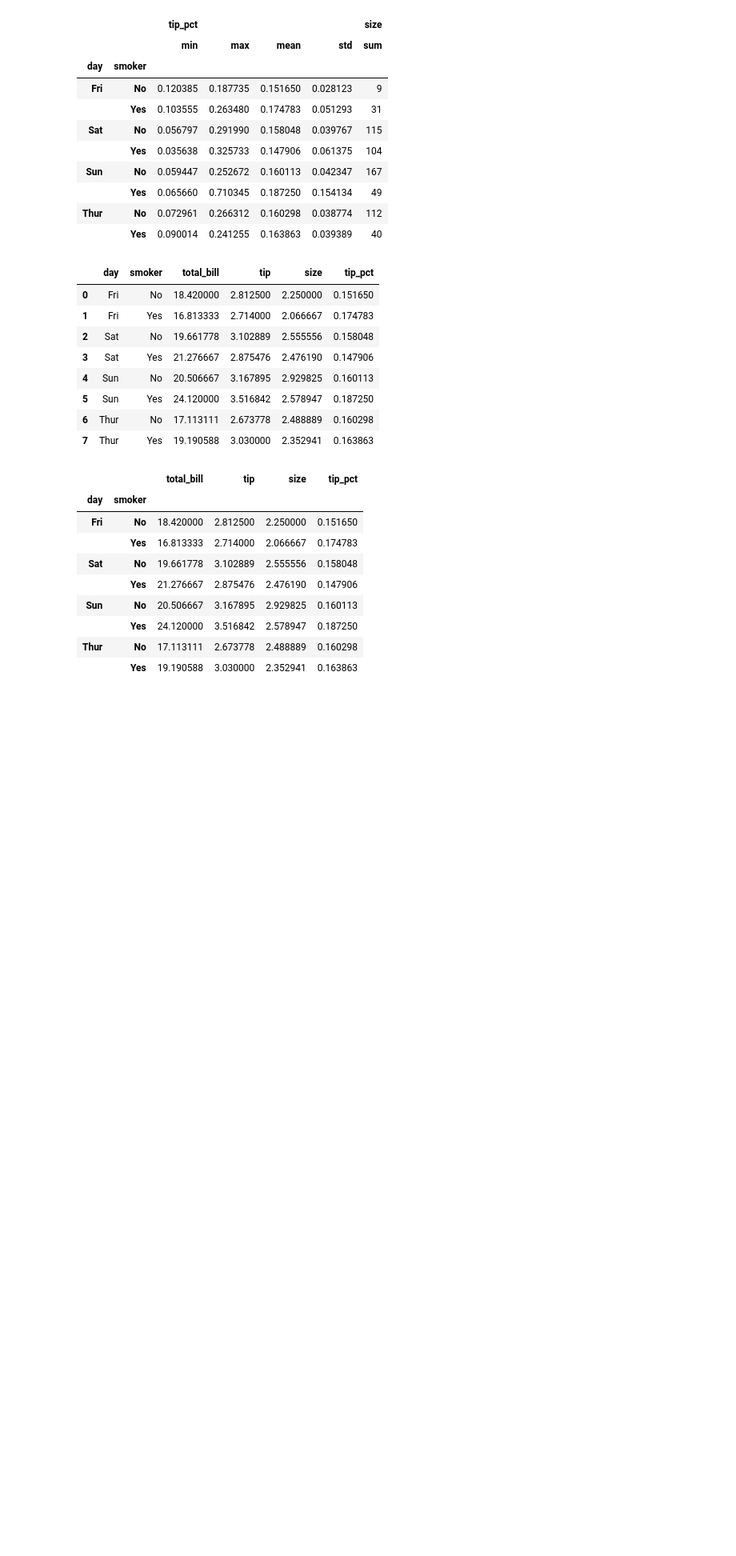
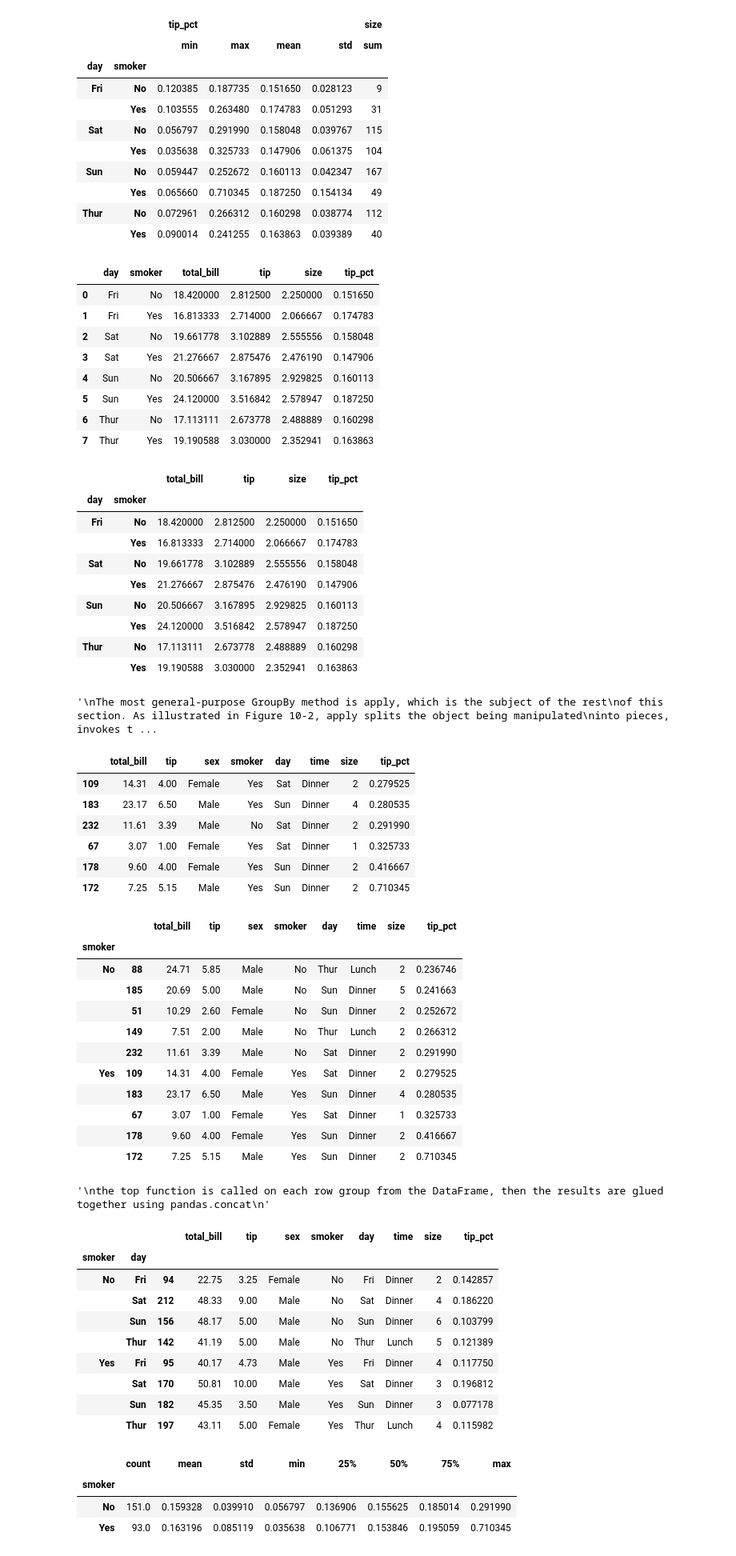
Before and after one commit to Roooooobin/Python-for-Data-Analysis-Practice, a Jupyter notebook: Data Aggregation and Group Operations.ipynb, the cells around one changed output. Shown at 80% size. Cells and saved outputs as stored; diff of their text form; code cells hidden in the pictures; blank space fills up the shorter version.

Commit message:
pandas: groupby

```diff
--- a/Data Aggregation and Group Operations.ipynb
+++ b/Data Aggregation and Group Operations.ipynb
@@ -393,3 +393,61 @@ tips.groupby(['day', 'smoker']).mean()
 |  | Yes | 24.120000 | 3.516842 | 2.578947 | 0.187250 |
 | Thur | No | 17.113111 | 2.673778 | 2.488889 | 0.160298 |
 |  | Yes | 19.190588 | 3.030000 | 2.352941 | 0.163863 |
+# %%
+"""
+The most general-purpose GroupBy method is apply, which is the subject of the rest
+of this section. As illustrated in Figure 10-2, apply splits the object being manipulated
+into pieces, invokes the passed function on each piece, and then attempts to concatenate
+the pieces together.
+"""
+def top(df, n=5, column='tip_pct'):
+    return df.sort_values(by=column)[-n:]
+
+
+top(tips, n=6)
+tips.groupby('smoker').apply(top)
+"""
+the top function is called on each row group from the DataFrame, then the results are glued together using pandas.concat
+"""
+tips.groupby(['smoker', 'day']).apply(top, n=1, column='total_bill')
+result = tips.groupby('smoker')['tip_pct'].describe()
+result
+result.unstack('smoker')
+# suppressing group keys
+tips.groupby('smoker', group_keys=False).apply(top)
+# %% [output]
+'\nThe most general-purpose GroupBy method is apply, which is the subject of the rest\nof this section. As illustrated in Figure 10-2, apply splits the object being manipulated\ninto pieces, invokes t ...
+|  | total_bill | tip | sex | smoker | day | time | size | tip_pct |
+| 109 | 14.31 | 4.00 | Female | Yes | Sat | Dinner | 2 | 0.279525 |
+| 183 | 23.17 | 6.50 | Male | Yes | Sun | Dinner | 4 | 0.280535 |
+| 232 | 11.61 | 3.39 | Male | No | Sat | Dinner | 2 | 0.291990 |
+| 67 | 3.07 | 1.00 | Female | Yes | Sat | Dinner | 1 | 0.325733 |
+| 178 | 9.60 | 4.00 | Female | Yes | Sun | Dinner | 2 | 0.416667 |
+| 172 | 7.25 | 5.15 | Male | Yes | Sun | Dinner | 2 | 0.710345 |
+|  |  | total_bill | tip | sex | smoker | day | time | size | tip_pct |
+| smoker |  |  |  |  |  |  |  |  |  |
+| No | 88 | 24.71 | 5.85 | Male | No | Thur | Lunch | 2 | 0.236746 |
+|  | 185 | 20.69 | 5.00 | Male | No | Sun | Dinner | 5 | 0.241663 |
+|  | 51 | 10.29 | 2.60 | Female | No | Sun | Dinner | 2 | 0.252672 |
+|  | 149 | 7.51 | 2.00 | Male | No | Thur | Lunch | 2 | 0.266312 |
+|  | 232 | 11.61 | 3.39 | Male | No | Sat | Dinner | 2 | 0.291990 |
+| Yes | 109 | 14.31 | 4.00 | Female | Yes | Sat | Dinner | 2 | 0.279525 |
+|  | 183 | 23.17 | 6.50 | Male | Yes | Sun | Dinner | 4 | 0.280535 |
+|  | 67 | 3.07 | 1.00 | Female | Yes | Sat | Dinner | 1 | 0.325733 |
+|  | 178 | 9.60 | 4.00 | Female | Yes | Sun | Dinner | 2 | 0.416667 |
+|  | 172 | 7.25 | 5.15 | Male | Yes | Sun | Dinner | 2 | 0.710345 |
+'\nthe top function is called on each row group from the DataFrame, then the results are glued together using pandas.concat\n'
+|  |  |  | total_bill | tip | sex | smoker | day | time | size | tip_pct |
+| smoker | day |  |  |  |  |  |  |  |  |  |
+| No | Fri | 94 | 22.75 | 3.25 | Female | No | Fri | Dinner | 2 | 0.142857 |
+|  | Sat | 212 | 48.33 | 9.00 | Male | No | Sat | Dinner | 4 | 0.186220 |
+|  | Sun | 156 | 48.17 | 5.00 | Male | No | Sun | Dinner | 6 | 0.103799 |
+|  | Thur | 142 | 41.19 | 5.00 | Male | No | Thur | Lunch | 5 | 0.121389 |
+| Yes | Fri | 95 | 40.17 | 4.73 | Male | Yes | Fri | Dinner | 4 | 0.117750 |
+|  | Sat | 170 | 50.81 | 10.00 | Male | Yes | Sat | Dinner | 3 | 0.196812 |
+|  | Sun | 182 | 45.35 | 3.50 | Male | Yes | Sun | Dinner | 3 | 0.077178 |
+|  | Thur | 197 | 43.11 | 5.00 | Female | Yes | Thur | Lunch | 4 | 0.115982 |
+|  | count | mean | std | min | 25% | 50% | 75% | max |
+| smoker |  |  |  |  |  |  |  |  |
+| No | 151.0 | 0.159328 | 0.039910 | 0.056797 | 0.136906 | 0.155625 | 0.185014 | 0.291990 |
+| Yes | 93.0 | 0.163196 | 0.085119 | 0.035638 | 0.106771 | 0.153846 | 0.195059 | 0.710345 |
```
Also changed, not shown: parts of 12 cells of this notebook.
